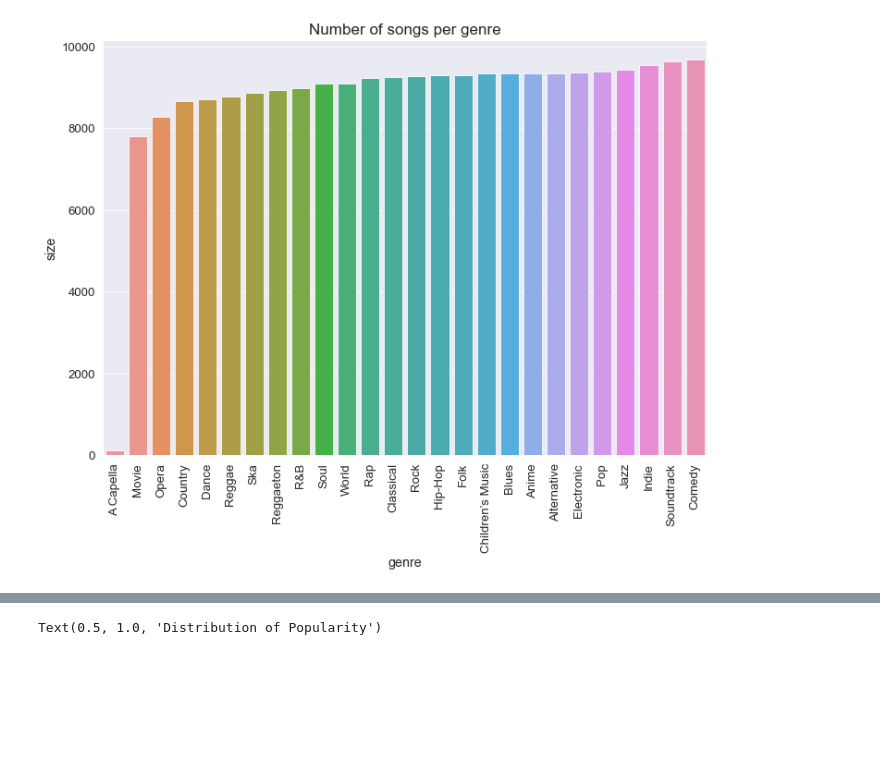
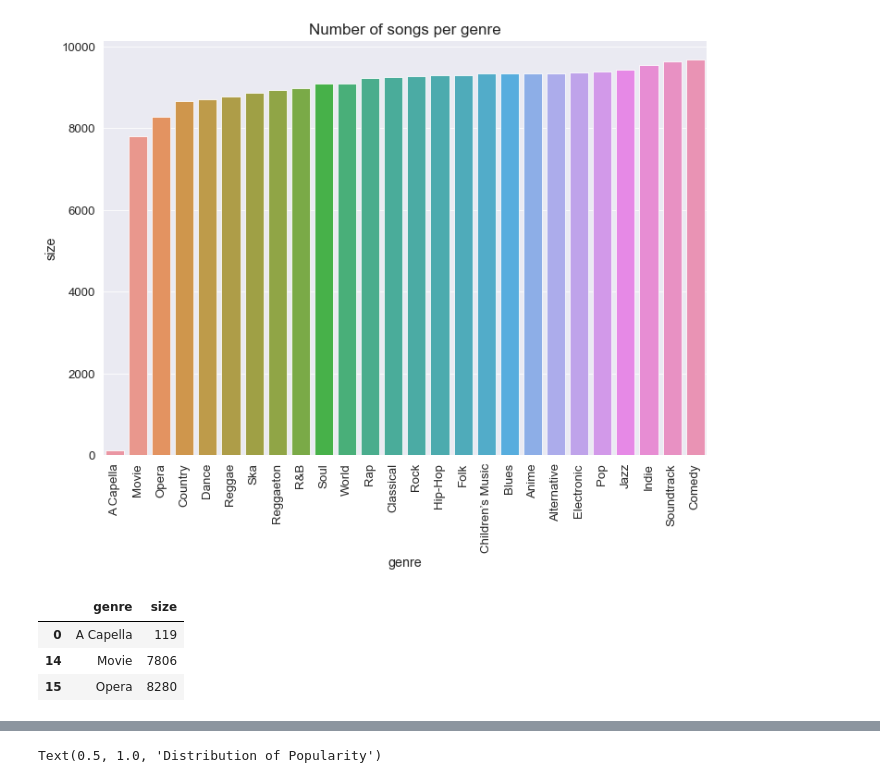
Before and after one commit to Mohammad-sakir/PDS_PROJ, a Jupyter notebook: analysis_spotify.ipynb, the cells around one changed output, grey strips where cells are left out. Drawn from its saved outputs; the diff is of its cells as text; code cells hidden in the pictures; blank space fills up the shorter version.

```diff
--- a/analysis_spotify.ipynb
+++ b/analysis_spotify.ipynb
@@ -127,3 +129,10 @@ sns.barplot(x='genre', y='size', data=df1).set_title("Number of songs per genre"
 # %% [output]
 Text(0.5, 1.0, 'Number of songs per genre')
 [figure]
+# %%
+df1.head(3)
+# %% [output]
+|  | genre | size |
+| 0 | A Capella | 119 |
+| 14 | Movie | 7806 |
+| 15 | Opera | 8280 |
```
Also changed, not shown: parts of 4 cells of this notebook.
